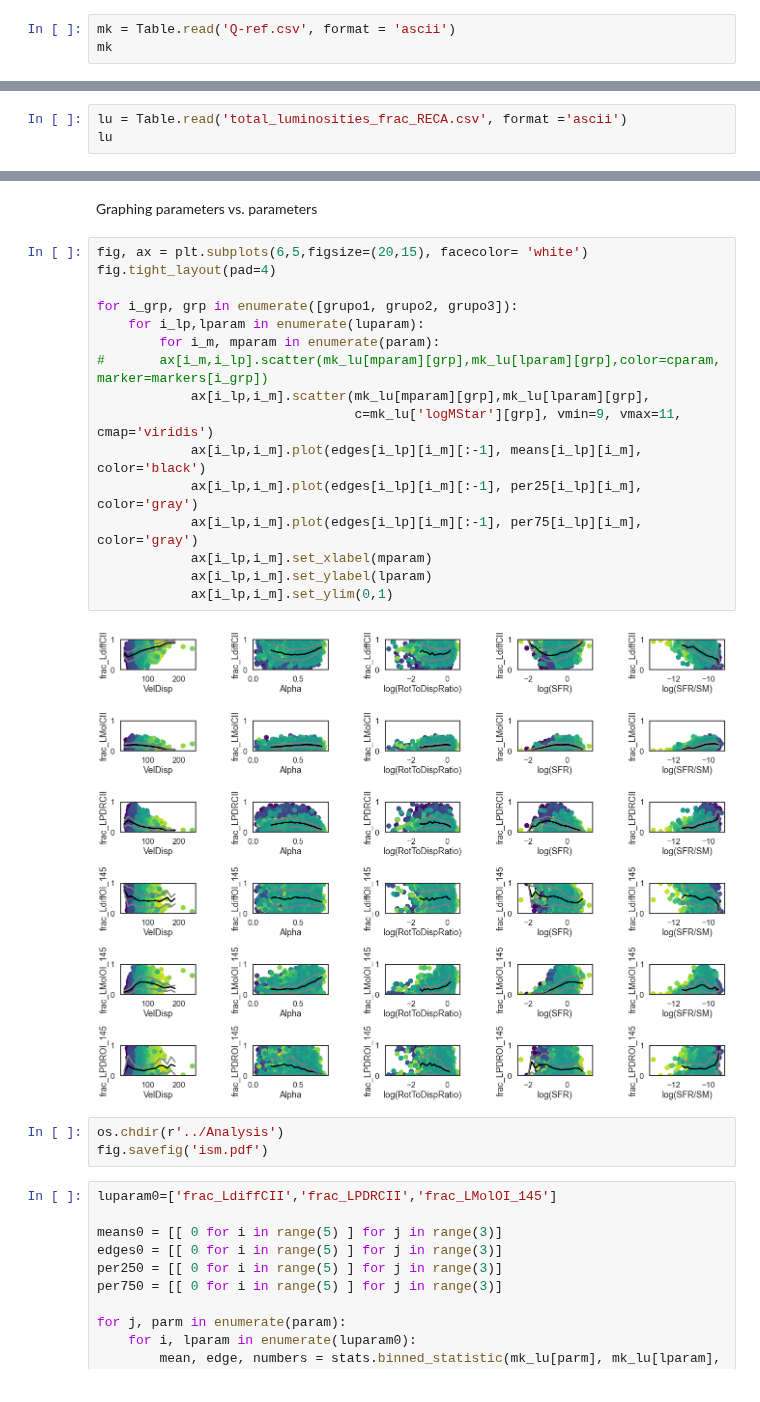
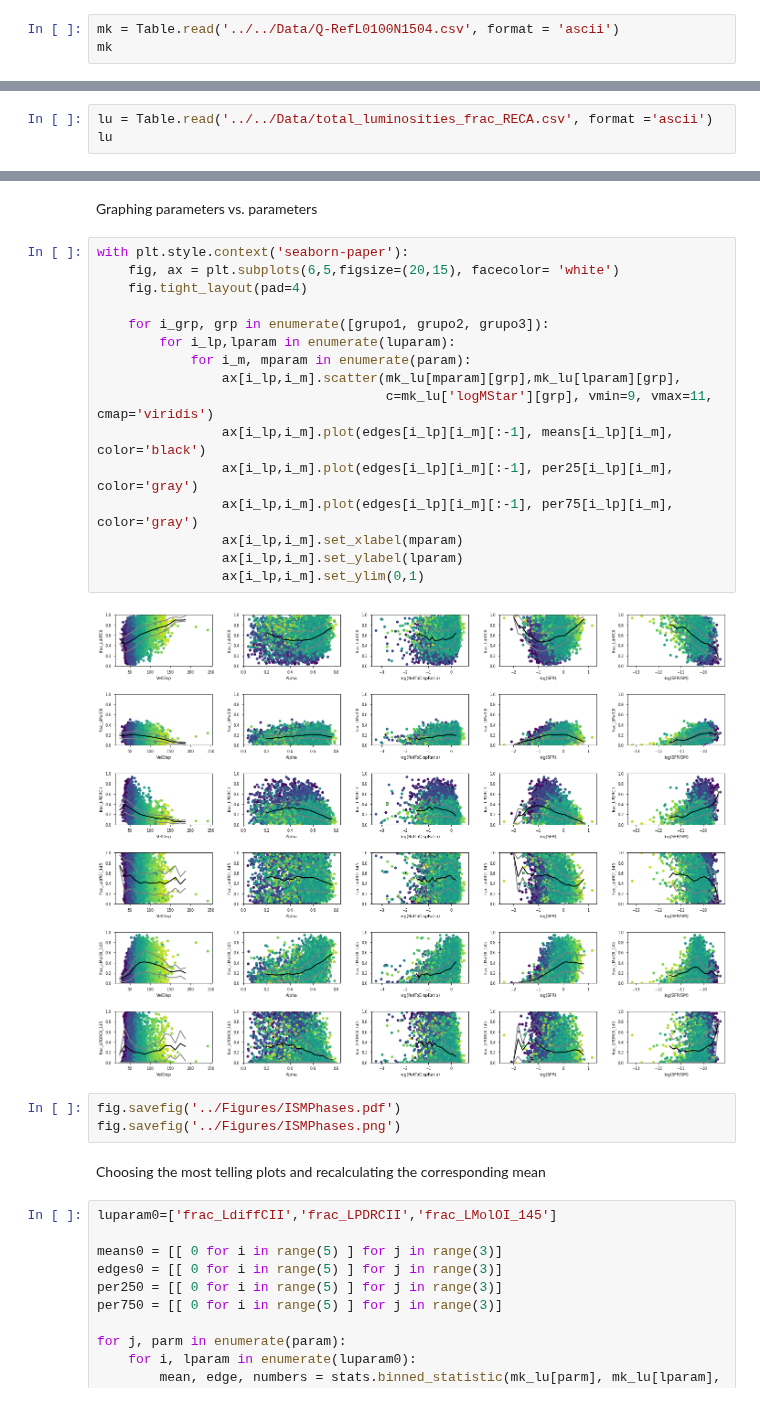
Before and after one commit to MariaPaulaRojas/RECA-internship, a Jupyter notebook: Analysis/Notebooks/FirstLuminositiesISM.ipynb, the cells around one changed output, grey strips where cells are left out. Cells and saved outputs as stored; diff of their text form.

Commit message:
Organizing Analysis data and jupyter notebooks

```diff
--- a/Analysis/Notebooks/FirstLuminositiesISM.ipynb
+++ b/Analysis/Notebooks/FirstLuminositiesISM.ipynb
@@ -17,7 +18,7 @@ os.chdir(r'../Data')
 # %% [markdown]
 Reading the Mophological and kinematical table
 # %%
-mk = Table.read('Q-ref.csv', format = 'ascii')
+mk = Table.read('../../Data/Q-RefL0100N1504.csv', format = 'ascii')
 mk
 # %% [output]
 Table length=10604
@@ -42,5 +45,5 @@ Table length=10604
 # %%
-lu = Table.read('total_luminosities_frac_RECA.csv', format ='ascii')
+lu = Table.read('../../Data/total_luminosities_frac_RECA.csv', format ='ascii')
 lu
 # %% [output]
 Table length=5415
@@ -177,26 +183,28 @@ for j, parm in enumerate(param):
 # %% [markdown]
 Graphing parameters vs. parameters
 # %%
-fig, ax = plt.subplots(6,5,figsize=(20,15), facecolor= 'white')
-fig.tight_layout(pad=4)
+with plt.style.context('seaborn-paper'):
+    fig, ax = plt.subplots(6,5,figsize=(20,15), facecolor= 'white')
+    fig.tight_layout(pad=4)
 
-for i_grp, grp in enumerate([grupo1, grupo2, grupo3]):
-    for i_lp,lparam in enumerate(luparam):
-        for i_m, mparam in enumerate(param):
-#       ax[i_m,i_lp].scatter(mk_lu[mparam][grp],mk_lu[lparam][grp],color=cparam, marker=markers[i_grp])
-            ax[i_lp,i_m].scatter(mk_lu[mparam][grp],mk_lu[lparam][grp],
-                                 c=mk_lu['logMStar'][grp], vmin=9, vmax=11, cmap='viridis')
-            ax[i_lp,i_m].plot(edges[i_lp][i_m][:-1], means[i_lp][i_m], color='black')
-            ax[i_lp,i_m].plot(edges[i_lp][i_m][:-1], per25[i_lp][i_m], color='gray')
-            ax[i_lp,i_m].plot(edges[i_lp][i_m][:-1], per75[i_lp][i_m], color='gray')
-            ax[i_lp,i_m].set_xlabel(mparam)
-            ax[i_lp,i_m].set_ylabel(lparam)
-            ax[i_lp,i_m].set_ylim(0,1)
+    for i_grp, grp in enumerate([grupo1, grupo2, grupo3]):
+        for i_lp,lparam in enumerate(luparam):
+            for i_m, mparam in enumerate(param):
+                ax[i_lp,i_m].scatter(mk_lu[mparam][grp],mk_lu[lparam][grp],
+                                     c=mk_lu['logMStar'][grp], vmin=9, vmax=11, cmap='viridis')
+                ax[i_lp,i_m].plot(edges[i_lp][i_m][:-1], means[i_lp][i_m], color='black')
+                ax[i_lp,i_m].plot(edges[i_lp][i_m][:-1], per25[i_lp][i_m], color='gray')
+                ax[i_lp,i_m].plot(edges[i_lp][i_m][:-1], per75[i_lp][i_m], color='gray')
+                ax[i_lp,i_m].set_xlabel(mparam)
+                ax[i_lp,i_m].set_ylabel(lparam)
+                ax[i_lp,i_m].set_ylim(0,1)
 # %% [output]
-[figure, old version]
+[figure, new version]
 # %%
-os.chdir(r'../Analysis')
-fig.savefig('ism.pdf')
+fig.savefig('../Figures/ISMPhases.pdf')
+fig.savefig('../Figures/ISMPhases.png')
+# %% [markdown]
+Choosing the most telling plots and recalculating the corresponding mean
 # %%
 luparam0=['frac_LdiffCII','frac_LPDRCII','frac_LMolOI_145']
 
```
Also changed, not shown: parts of 20 cells of this notebook, 17 other files.
